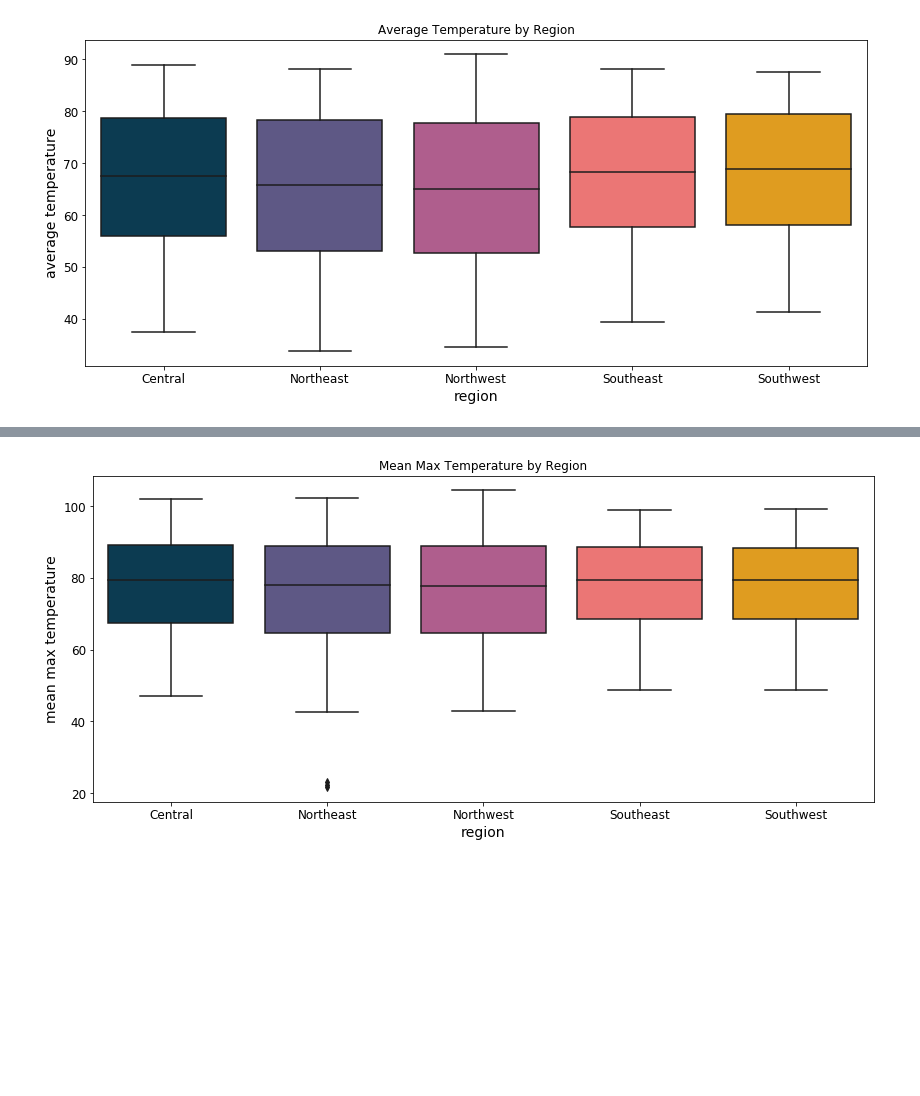
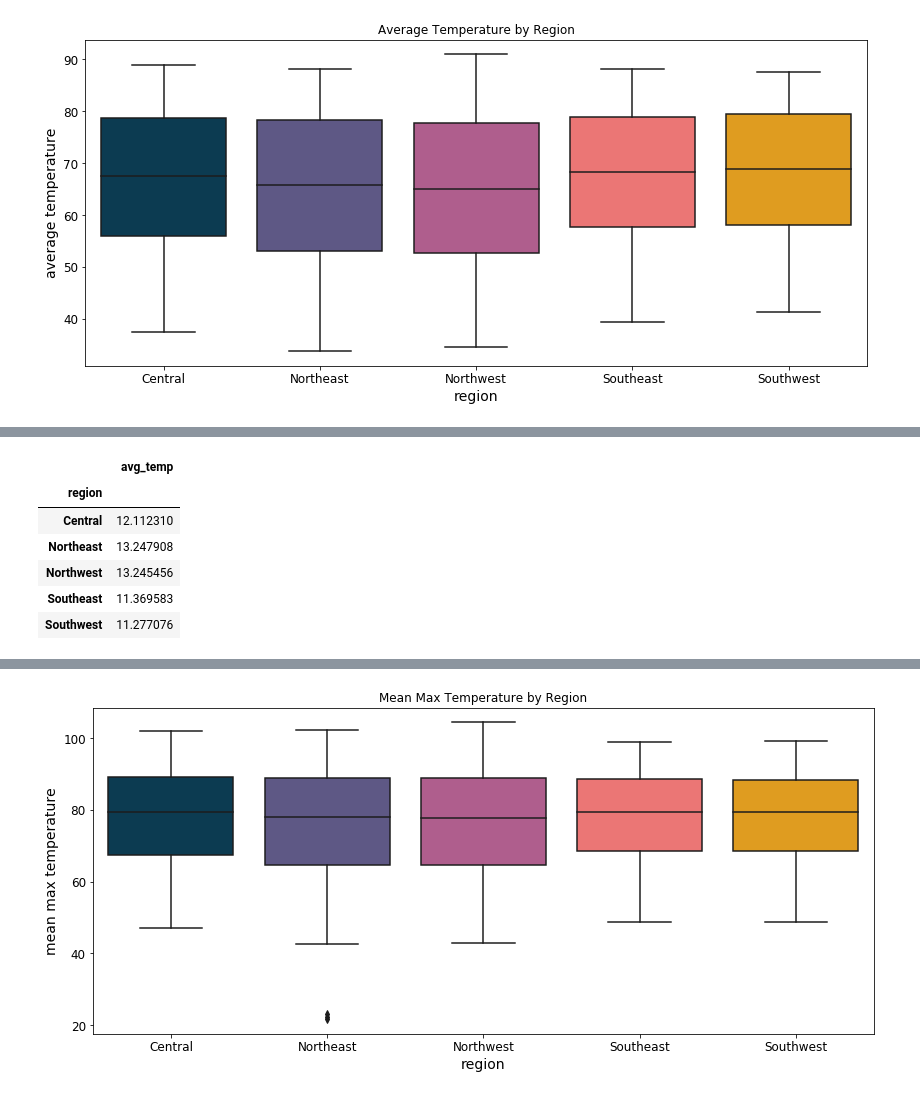
Before and after one commit to jennyrhee/flood-events, a Jupyter notebook: notebooks/data_storytelling.ipynb, the cells around one changed output, grey strips where cells are left out. Cells and saved outputs as stored; diff of their text form; code cells hidden in the pictures; blank space fills up the shorter version.

```diff
--- a/notebooks/data_storytelling.ipynb
+++ b/notebooks/data_storytelling.ipynb
@@ -57,0 +66,11 @@ _ = plt.title('Average Temperature by Region')
+# %%
+# Standard deviation for average temperature
+df.groupby('region')[['avg_temp']].std()
+# %% [output]
+|  | avg_temp |
+| region |  |
+| Central | 12.112310 |
+| Northeast | 13.247908 |
+| Northwest | 13.245456 |
+| Southeast | 11.369583 |
+| Southwest | 11.277076 |
```
Also changed, not shown: parts of 51 cells of this notebook.
